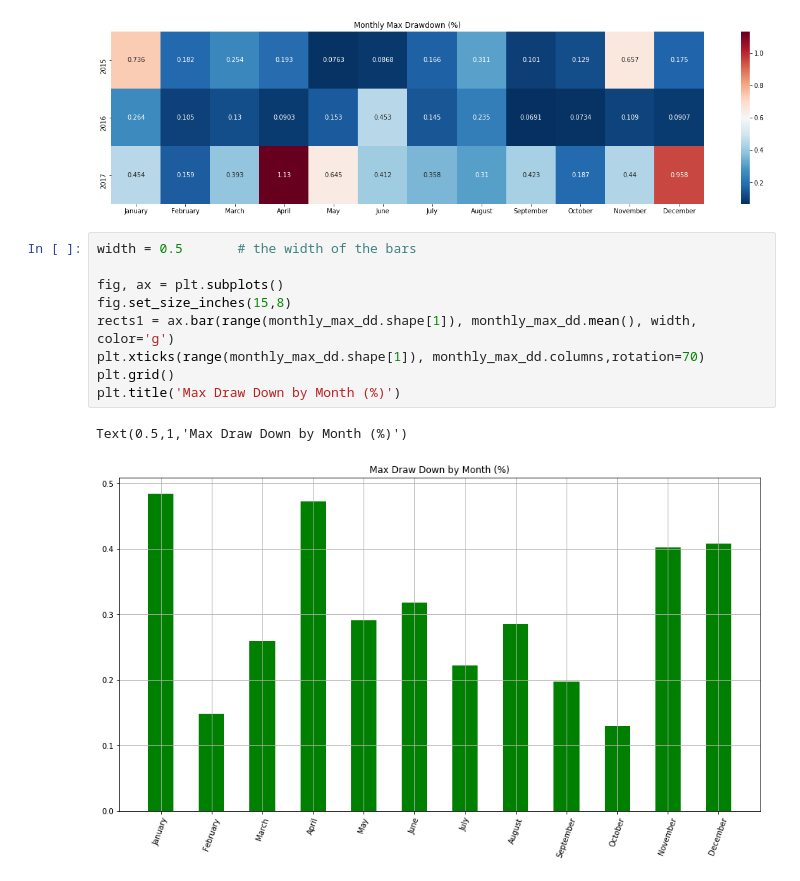
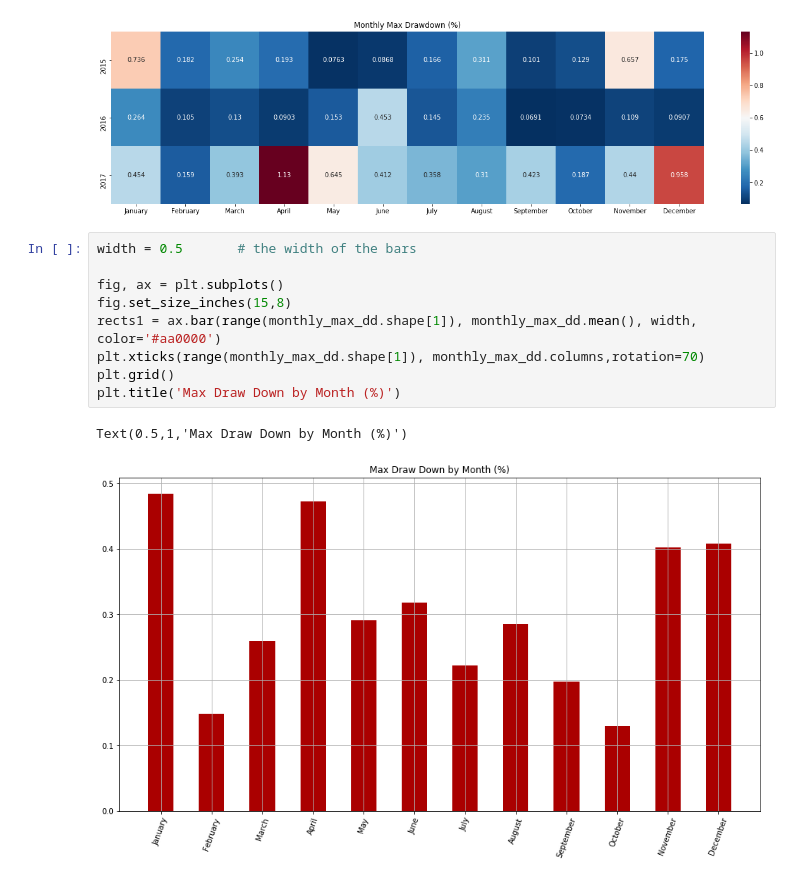
Before and after one commit to shayanrc/Crypto-Analysis, a Jupyter notebook: BTCUSD_Historical_Analysis.ipynb, the cells around one changed output. Saved outputs shown, nothing was run; the diff lists cells and outputs as text.

```diff
--- a/BTCUSD_Historical_Analysis.ipynb
+++ b/BTCUSD_Historical_Analysis.ipynb
@@ -177,12 +178,12 @@ sns.heatmap(monthly_max_dd, annot=True, cmap=plt.cm.RdBu_r, fmt='.3g')
 # %%
 width = 0.5       # the width of the bars
 
 fig, ax = plt.subplots()
 fig.set_size_inches(15,8)
-rects1 = ax.bar(range(monthly_max_dd.shape[1]), monthly_max_dd.mean(), width, color='g')
+rects1 = ax.bar(range(monthly_max_dd.shape[1]), monthly_max_dd.mean(), width, color='#aa0000')
 plt.xticks(range(monthly_max_dd.shape[1]), monthly_max_dd.columns,rotation=70)
 plt.grid()
 plt.title('Max Draw Down by Month (%)')
 # %% [output]
 Text(0.5,1,'Max Draw Down by Month (%)')
-[figure, old version]
+[figure, new version]
```
Also changed, not shown: parts of 9 cells of this notebook.
